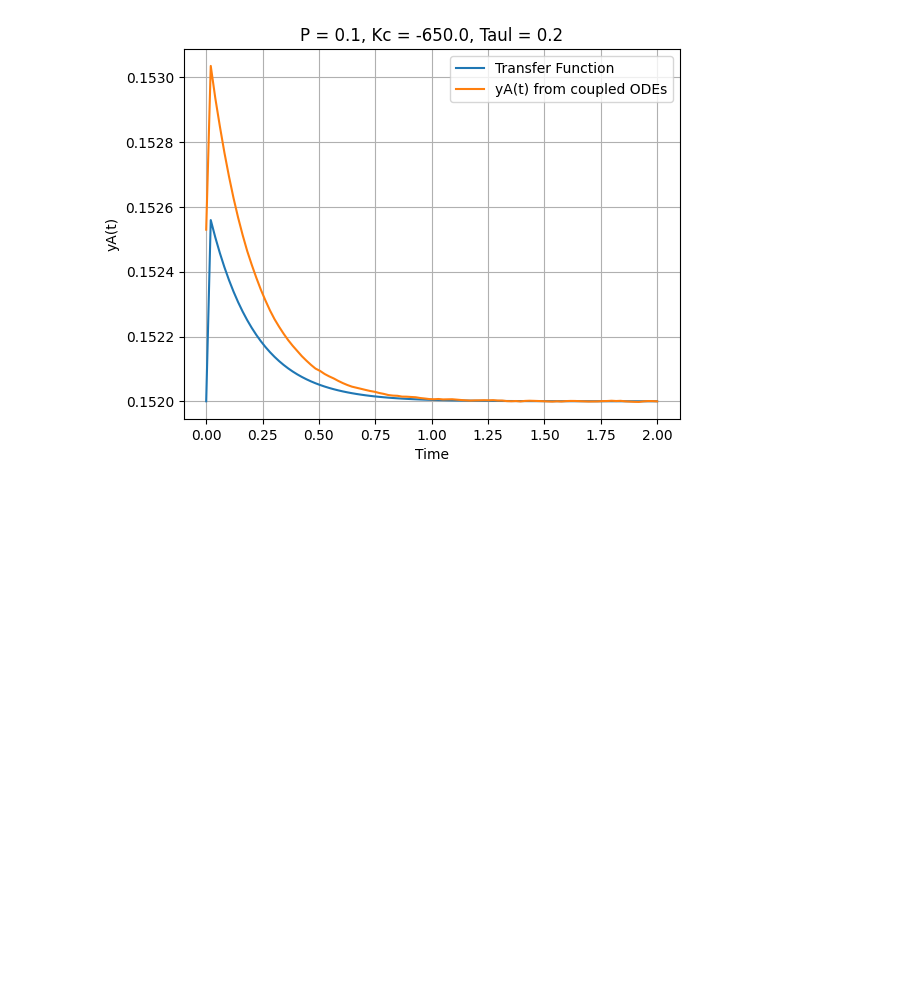
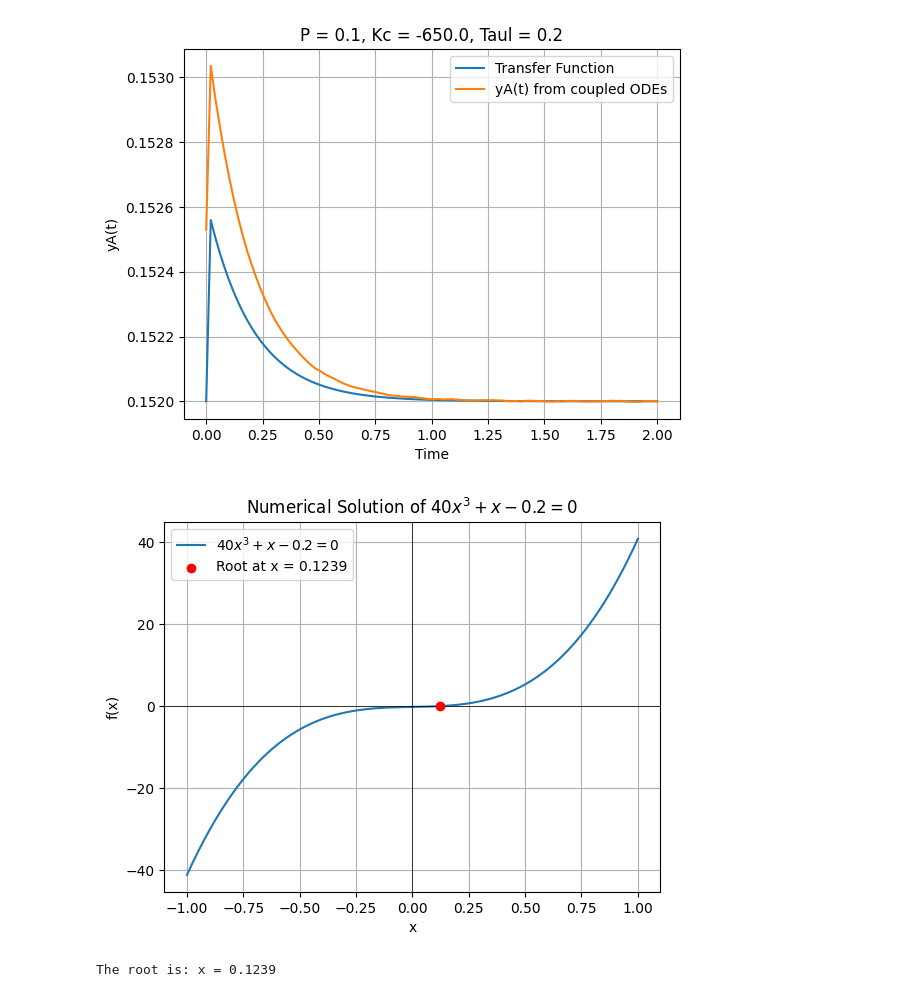
Before and after one commit to HRJ369/CL329, a Jupyter notebook: CL329_coding_ass.ipynb, the cells around one changed output. Saved outputs shown, nothing was run; the diff lists cells and outputs as text; code cells hidden in the pictures; blank space fills up the shorter version.

```diff
--- a/CL329_coding_ass.ipynb
+++ b/CL329_coding_ass.ipynb
@@ -144,3 +144,37 @@ Enter Kc value: -650
 Enter Tau_l value: 0.2
 Enter P = 0.1
 [figure]
+# %%
+import numpy as np
+import matplotlib.pyplot as plt
+from scipy.optimize import fsolve
+
+# Define the cubic equation
+def cubic_eq(x):
+    return 40*x**3 + x - 0.2
+
+# Use fsolve to find the root numerically
+initial_guess = 0.0
+root = fsolve(cubic_eq, initial_guess)
+
+# Generate x values for plotting
+x_vals = np.linspace(-1, 1, 400)
+y_vals = cubic_eq(x_vals)
+
+# Plot the cubic function
+plt.plot(x_vals, y_vals, label=r'$40x^3 + x - 0.2 = 0$')
+plt.axhline(0, color='black',linewidth=0.5)
+plt.axvline(0, color='black',linewidth=0.5)
+plt.scatter(root, cubic_eq(root), color='red', zorder=5, label=f'Root at x = {root[0]:.4f}')
+plt.title('Numerical Solution of $40x^3 + x - 0.2 = 0$')
+plt.xlabel('x')
+plt.ylabel('f(x)')
+plt.legend()
+plt.grid(True)
+plt.show()
+
+# Print the root
+print(f"The root is: x = {root[0]:.4f}")
+# %% [output]
+[figure, added]
+The root is: x = 0.1239
```
